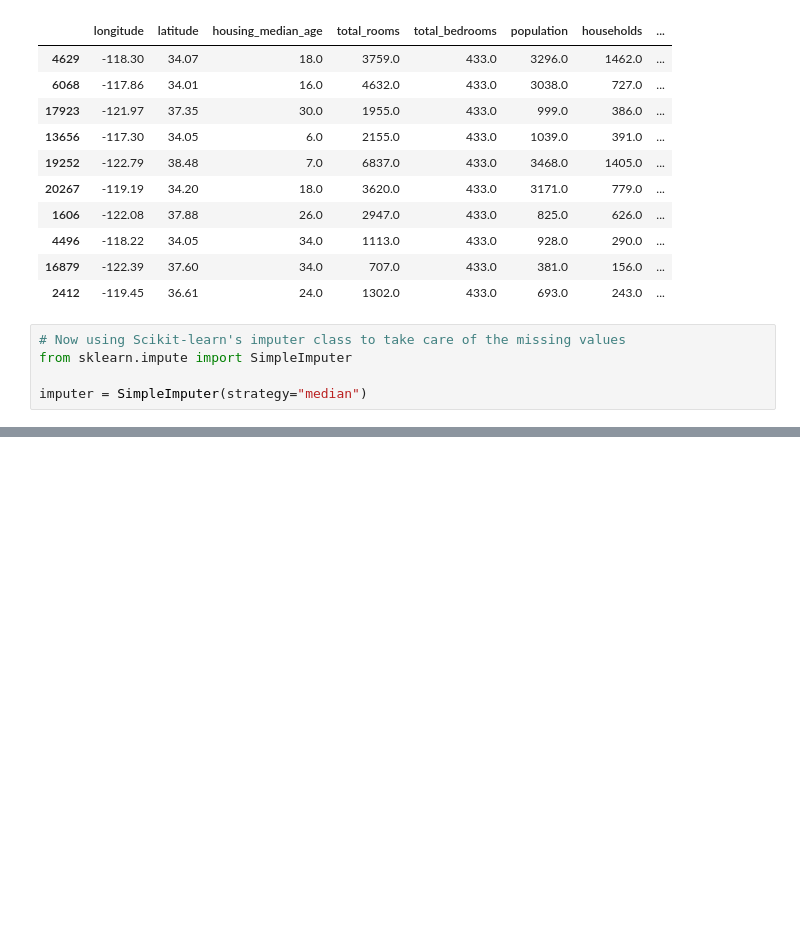
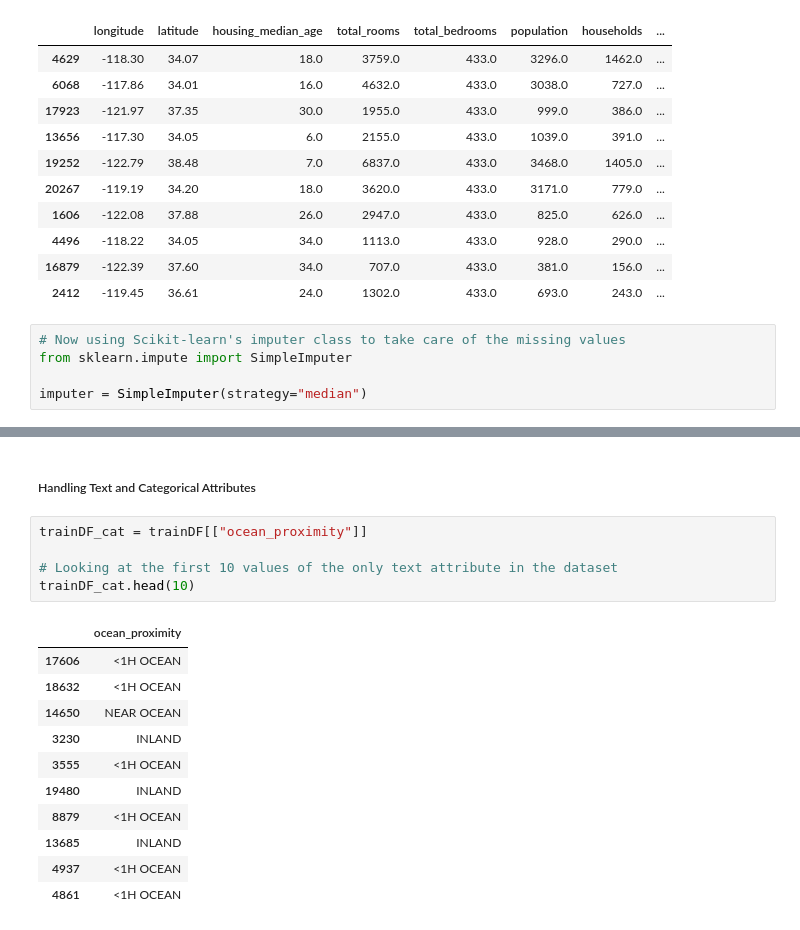
Before and after one commit to Zad-100/End-To-End-Machine-Learning-Project, a Jupyter notebook: housing.ipynb, the cells around one changed output, grey strips where cells are left out. Saved outputs shown, nothing was run; the diff lists cells and outputs as text; blank space fills up the shorter version.

Commit message:
Handling text attributes.

```diff
--- a/housing.ipynb
+++ b/housing.ipynb
@@ -621,0 +699,19 @@ imputer = SimpleImputer(strategy="median")
+# %% [markdown]
+##### Handling Text and Categorical Attributes
+# %%
+trainDF_cat = trainDF[["ocean_proximity"]]
+
+# Looking at the first 10 values of the only text attribute in the dataset
+trainDF_cat.head(10)
+# %% [output]
+|  | ocean_proximity |
+| 17606 | <1H OCEAN |
+| 18632 | <1H OCEAN |
+| 14650 | NEAR OCEAN |
+| 3230 | INLAND |
+| 3555 | <1H OCEAN |
+| 19480 | INLAND |
+| 8879 | <1H OCEAN |
+| 13685 | INLAND |
+| 4937 | <1H OCEAN |
+| 4861 | <1H OCEAN |
```
Also changed, not shown: parts of 12 cells of this notebook.
